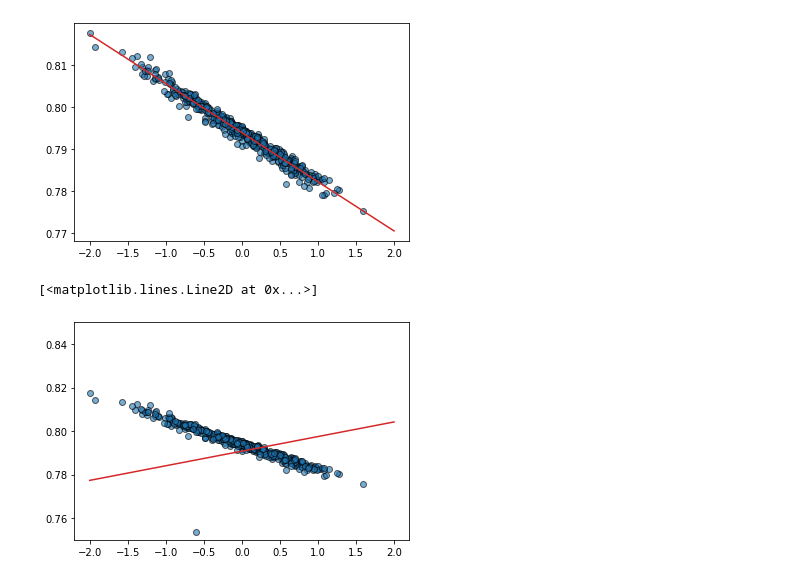
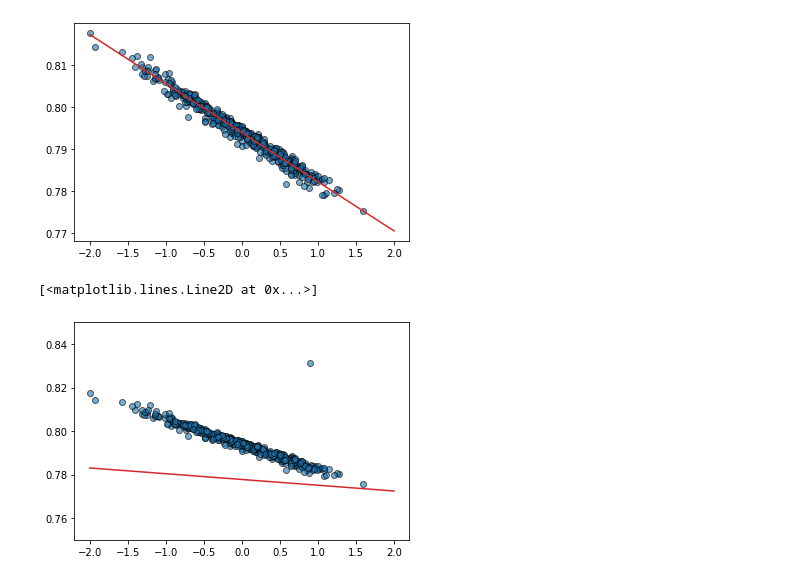
Before and after one commit to ascillitoe/EQ-live, a Jupyter notebook: Prototyping/ML_regression/robust_regression/robust_subspaces.ipynb, the cells around one changed output. Saved outputs shown, nothing was run; the diff lists cells and outputs as text; code cells hidden in the pictures.

Commit message:
fixed random states

```diff
--- a/Prototyping/ML_regression/robust_regression/robust_subspaces.ipynb
+++ b/Prototyping/ML_regression/robust_regression/robust_subspaces.ipynb
@@ -53,22 +53,23 @@ plt.plot(utest,ypred,'C3-')
 # %%
 # Add fake outliers (10 out of 500)
 nout = 10
-index = np.random.choice(len(y),nout,replace=False)
-y[index] += np.random.uniform(-1,1,nout)*0.9
+state = 2
+index = np.random.RandomState(state).choice(len(y),nout,replace=False)
+y[index] += np.random.RandomState(state).uniform(-1,1,nout)*0.9
 
 fig,ax = plt.subplots()
 ax.set_ylim([0.75,0.85])
 
 M = mysubspace.get_subspace()
 w = M[:,0:1]
 u = x @ w
 subpoly = mysubspace.get_subspace_polynomial()
 
 utest = np.linspace(-2,2,200)
 ypred = np.squeeze(subpoly.get_polyfit(utest))
 
 plt.plot(u,y,'o',mec='k',ms=6,alpha=0.6)
 plt.plot(utest,ypred,'C3-')
 # %% [output]
 [<matplotlib.lines.Line2D at 0x...>]
-[figure, old version]
+[figure, new version]
```
Also changed, not shown: 1 other file.
